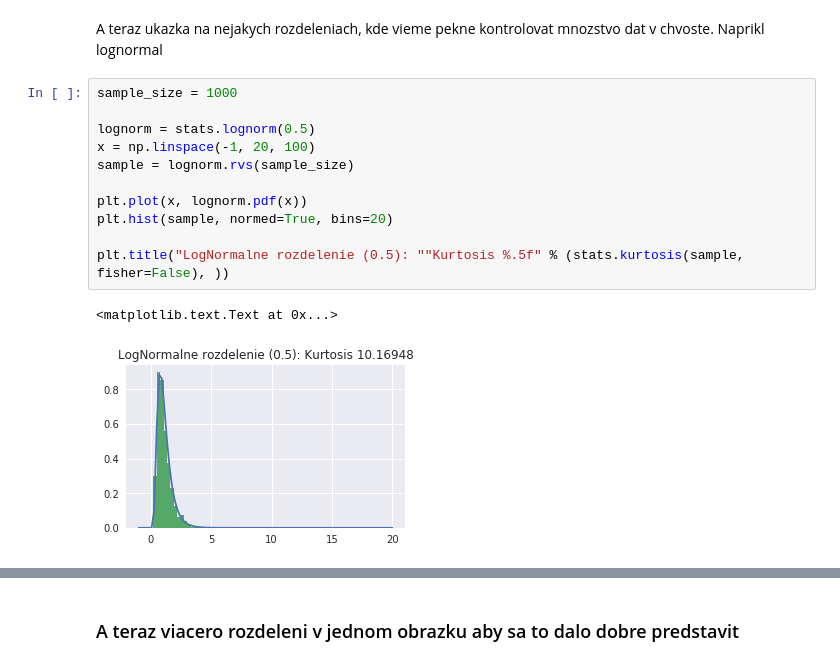
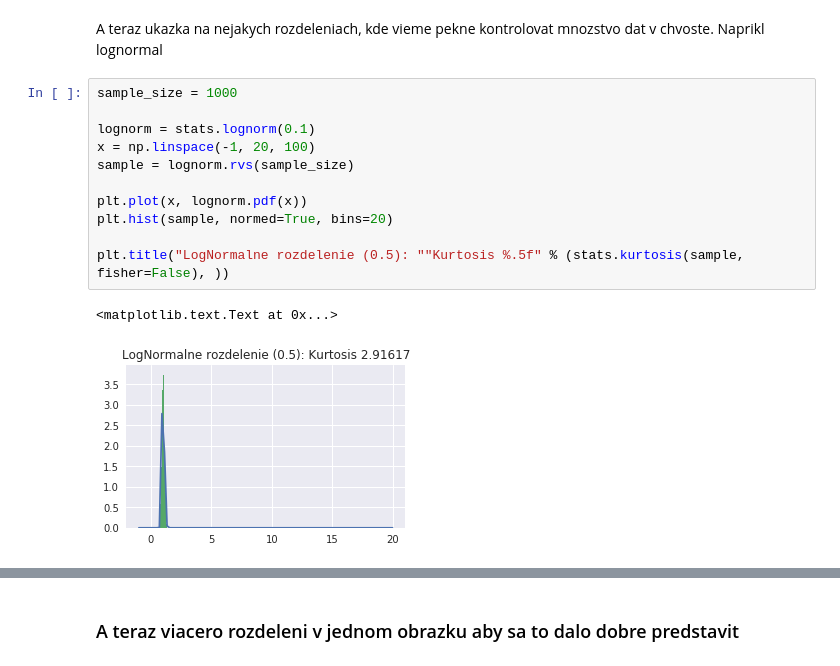
Before and after one commit to martinmocko/vos-2017, a Jupyter notebook: Explorativna_analyza.ipynb, the cells around one changed output, grey strips where cells are left out. Drawn from its saved outputs; the diff is of its cells as text.

```diff
--- a/Explorativna_analyza.ipynb
+++ b/Explorativna_analyza.ipynb
@@ -150,17 +155,17 @@ A teraz ukazka na nejakych rozdeleniach, kde vieme pekne kontrolovat mnozstvo da
 # %%
 sample_size = 1000
 
-lognorm = stats.lognorm(0.5)
+lognorm = stats.lognorm(0.1)
 x = np.linspace(-1, 20, 100)
 sample = lognorm.rvs(sample_size)
 
 plt.plot(x, lognorm.pdf(x))
 plt.hist(sample, normed=True, bins=20)
 
 plt.title("LogNormalne rozdelenie (0.5): ""Kurtosis %.5f" % (stats.kurtosis(sample, fisher=False), ))
 # %% [output]
 <matplotlib.text.Text at 0x...>
-[figure, old version]
+[figure, new version]
 # %%
 sample_size = 1000
 
```
Also changed, not shown: parts of 30 cells of this notebook, 2 other files.
